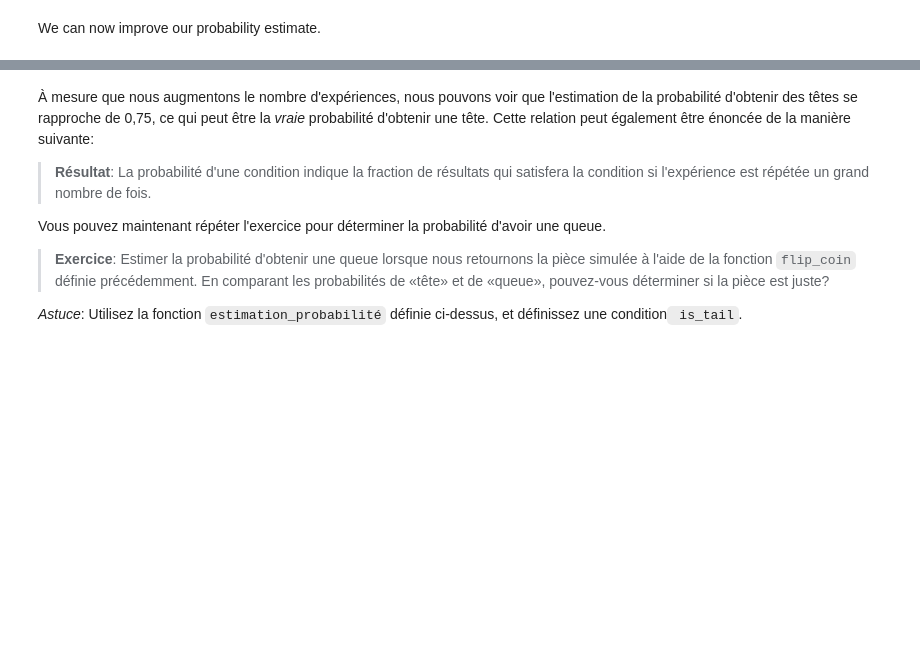
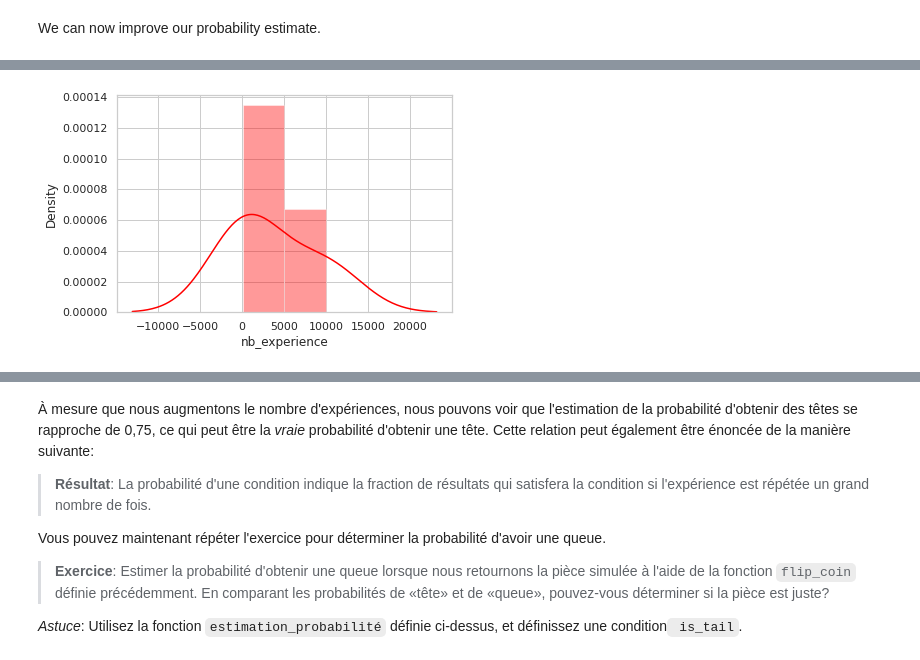
Before and after one commit to Moustapha00864/TPM1SDA_IA, a Jupyter notebook: Algorithme et Complexité/introduction_to_probability.ipynb, the cells around one changed output, grey strips where cells are left out. Drawn from its saved outputs; the diff is of its cells as text; code cells hidden in the pictures; blank space fills up the shorter version.

```diff
--- a/Algorithme et Complexité/introduction_to_probability.ipynb
+++ b/Algorithme et Complexité/introduction_to_probability.ipynb
@@ -664,0 +661,4 @@ sns.barplot(x='nb_experience', y='resultat_obtenu', data=e_prob)
+# %%
+ax = sns.distplot(e_prob['nb_experience'], color='red')
+# %% [output]
+[figure, added]
```
Also changed, not shown: parts of 30 cells of this notebook.
